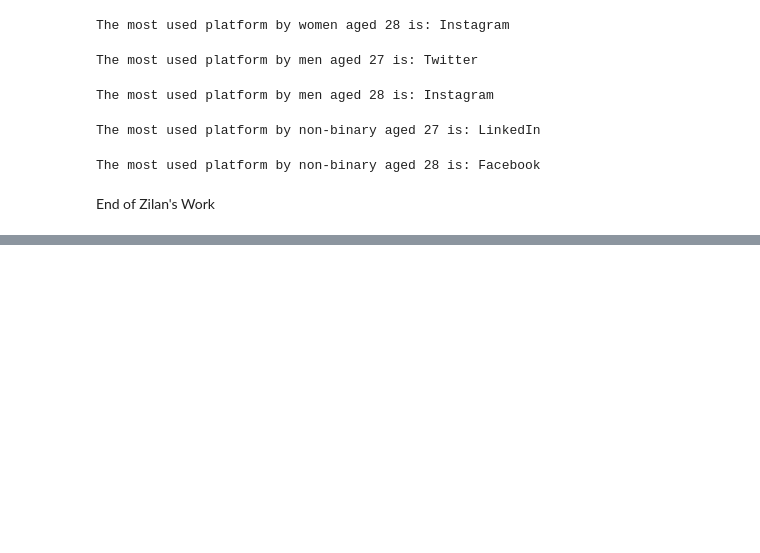
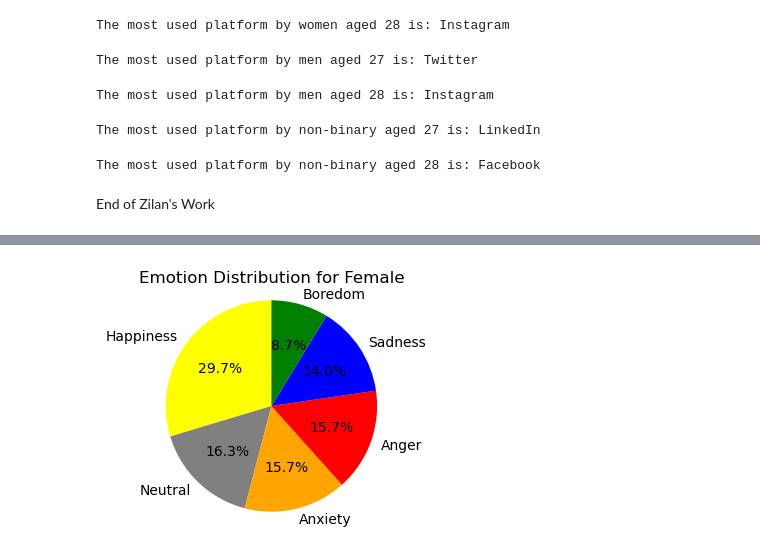
Before and after one commit to cindyd97/Analyzing-Social-Media-And-Emotions, a Jupyter notebook: Final Project/Final_Analysis.ipynb, the cells around one changed output, grey strips where cells are left out. Saved outputs shown, nothing was run; the diff lists cells and outputs as text; code cells hidden in the pictures; blank space fills up the shorter version.

```diff
--- a/Final Project/Final_Analysis.ipynb
+++ b/Final Project/Final_Analysis.ipynb
@@ -870,0 +875,15 @@ End of Zilan's Work
+# %%
+# Define colors for each emotion (Jenny's work)
+#Will use varaiable for each graph
+emotion_colors = {
+    'Anger': 'red',
+    'Happiness': 'yellow',
+    'Neutral': 'grey',
+    'Anxiety': 'orange',
+    'Boredom': 'green',
+    'Sadness': 'blue'
+}
+# %%
+
+jen_1 = data[["Gender", "Dominant_Emotion"]].copy()
+jen_1.head()
@@ -870,0 +916,17 @@ End of Zilan's Work
+# %%
+#Create a pie chart for each gender
+# Female
+jen_female_data = jen_1[jen_1['Gender'] == 'Female']['Dominant_Emotion'].value_counts()
+plt.figure(figsize=(3, 3))
+plt.pie(
+    jen_female_data,
+    labels=jen_female_data.index,
+    colors=[emotion_colors.get(emotion, 'grey') for emotion in jen_female_data.index],
+    autopct='%1.1f%%',
+    startangle=90
+)
+plt.title('Emotion Distribution for Female')
+plt.axis('equal')
+plt.show()
+# %% [output]
+[figure, added]
```
Also changed, not shown: parts of 24 cells of this notebook, 7 other files.
